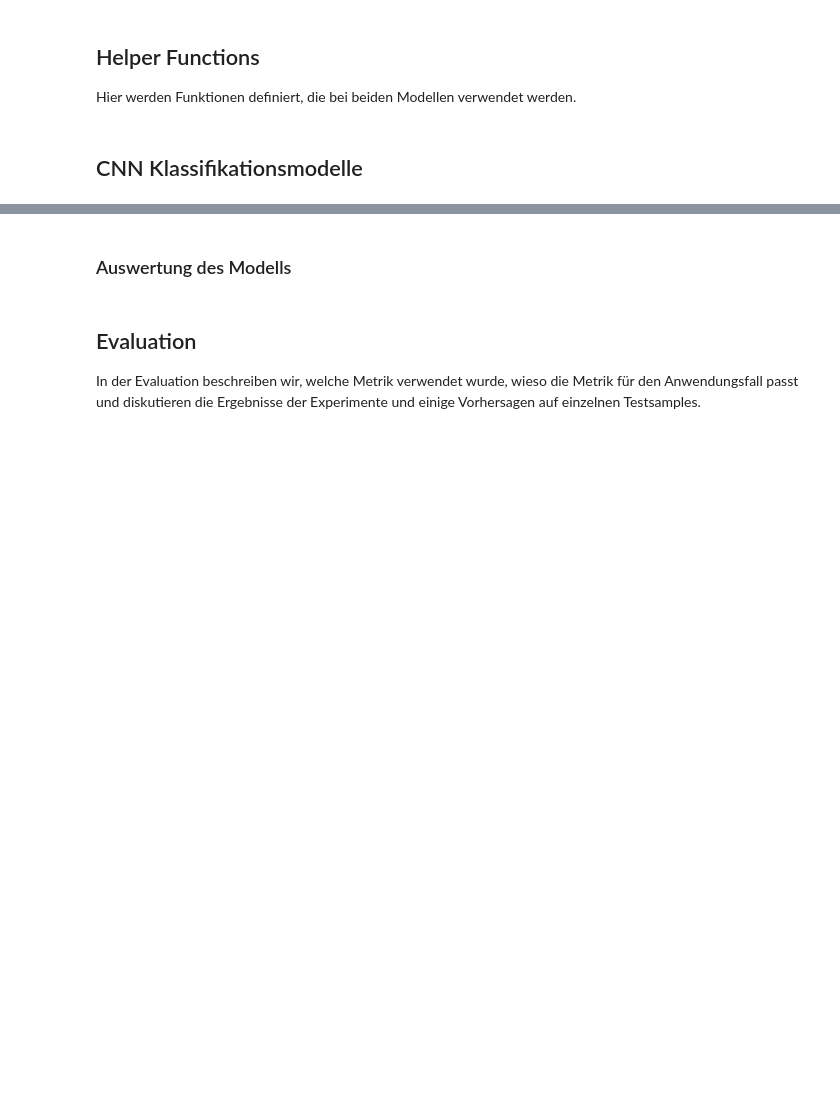
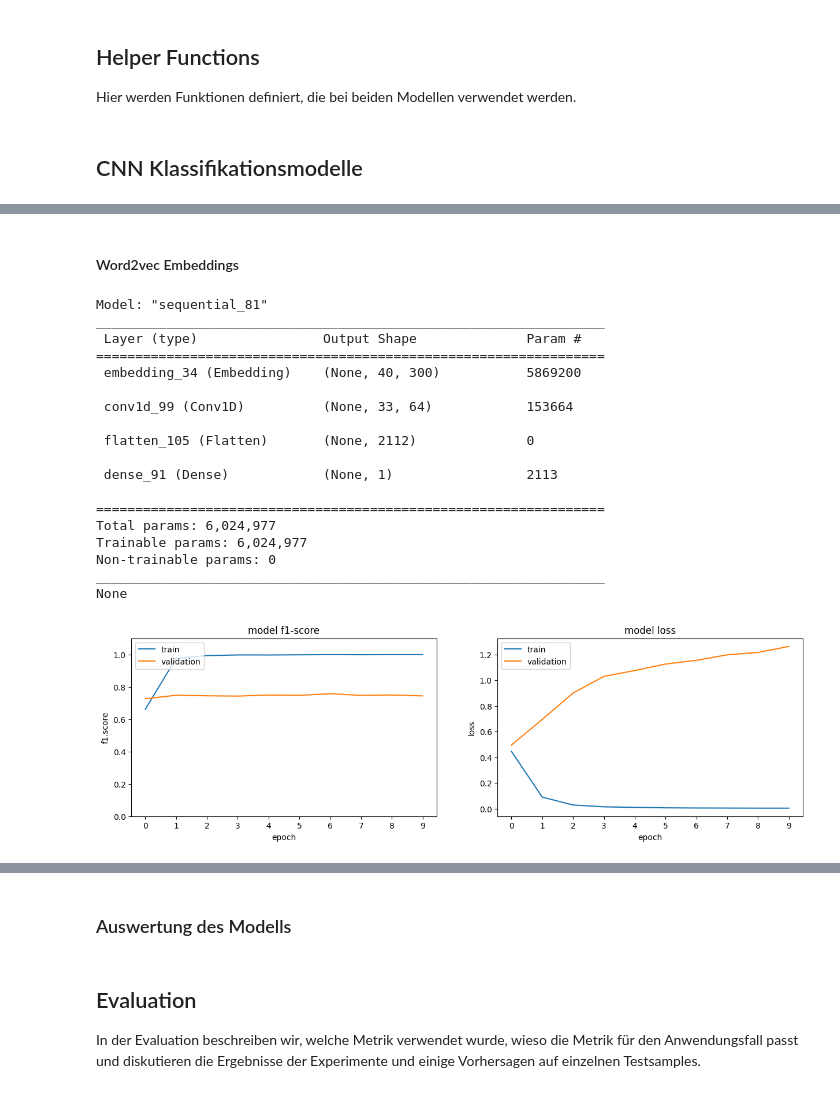
Before and after one commit to florinbarbisch/npr-mc1-text-classification, a Jupyter notebook: Model3_CNN.ipynb, the cells around one changed output, grey strips where cells are left out. Drawn from its saved outputs; the diff is of its cells as text; code cells hidden in the pictures; blank space fills up the shorter version.

```diff
--- a/Model3_CNN.ipynb
+++ b/Model3_CNN.ipynb
@@ -434,0 +339,26 @@ example_prediction(model)
+# %% [markdown]
+#### Word2vec Embeddings
+# %%
+keras.utils.set_random_seed(812)
+history = conv_mlp(embedding_word2vec,10)
+plot_f1_score_loss(history)
+# %% [output]
+Model: "sequential_81"
+_________________________________________________________________
+ Layer (type)                Output Shape              Param #
+=================================================================
+ embedding_34 (Embedding)    (None, 40, 300)           5869200
+
+ conv1d_99 (Conv1D)          (None, 33, 64)            153664
+
+ flatten_105 (Flatten)       (None, 2112)              0
+
+ dense_91 (Dense)            (None, 1)                 2113
+
+=================================================================
+Total params: 6,024,977
+Trainable params: 6,024,977
+Non-trainable params: 0
+_________________________________________________________________
+None
+[figure, added]
```
Also changed, not shown: parts of 66 cells of this notebook.
